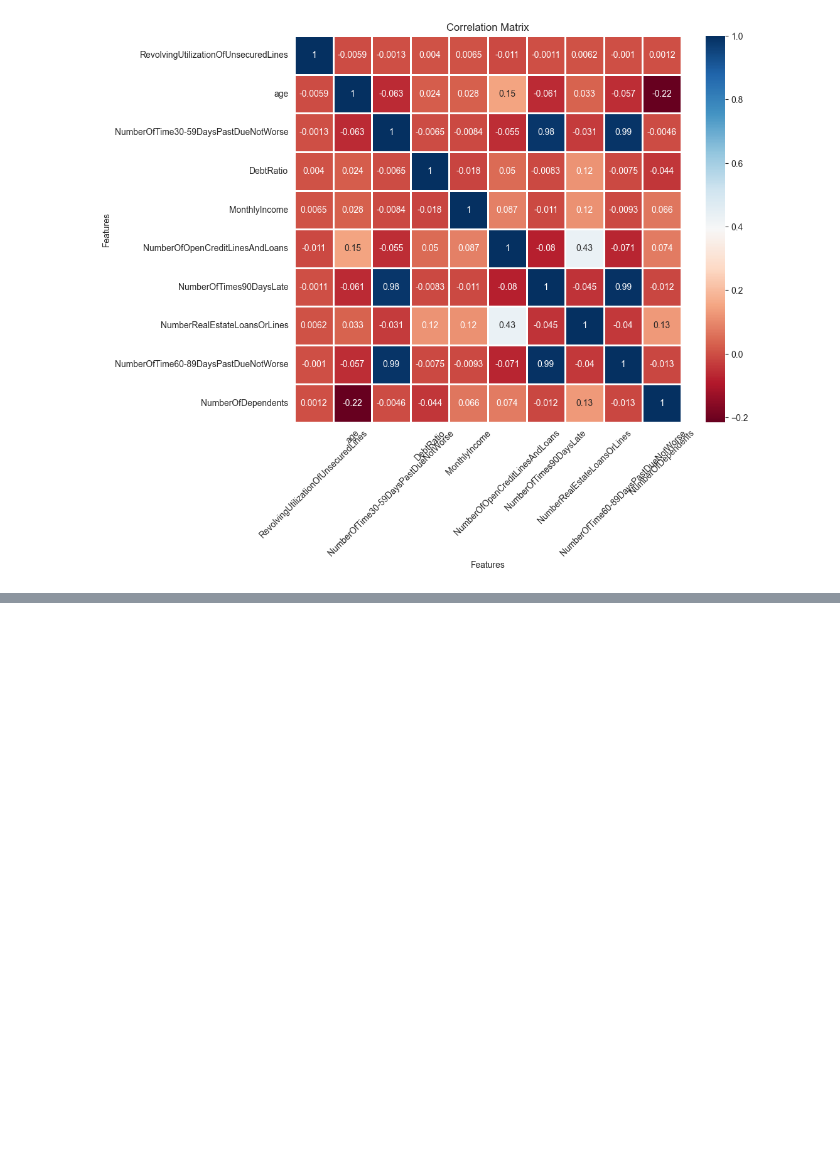
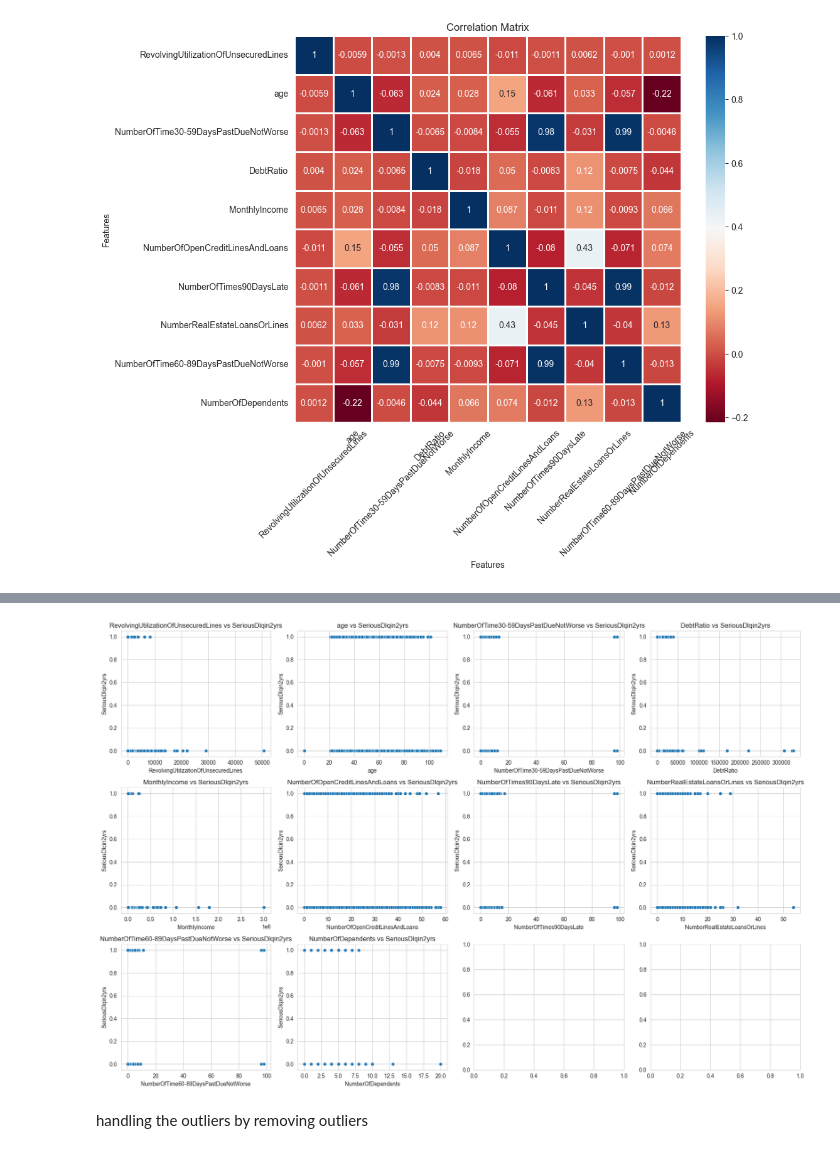
Before and after one commit to hermelawesene/AAU-Credit-Scoring-Model, a Jupyter notebook: notebooks/eda.ipynb, the cells around one changed output, grey strips where cells are left out. Saved outputs shown, nothing was run; the diff lists cells and outputs as text; code cells hidden in the pictures; blank space fills up the shorter version.

```diff
--- a/notebooks/eda.ipynb
+++ b/notebooks/eda.ipynb
@@ -44,0 +86,7 @@ vis.correlation_analysis(training_data, numerical_columns)
+# %%
+# Bivariate analysis
+vis.bivariate_analysis(training_data, numerical_columns, target_column='SeriousDlqin2yrs')
+# %% [output]
+[figure, added]
+# %% [markdown]
+handling the outliers by removing outliers
```
Also changed, not shown: parts of 7 cells of this notebook, 16 other files.
